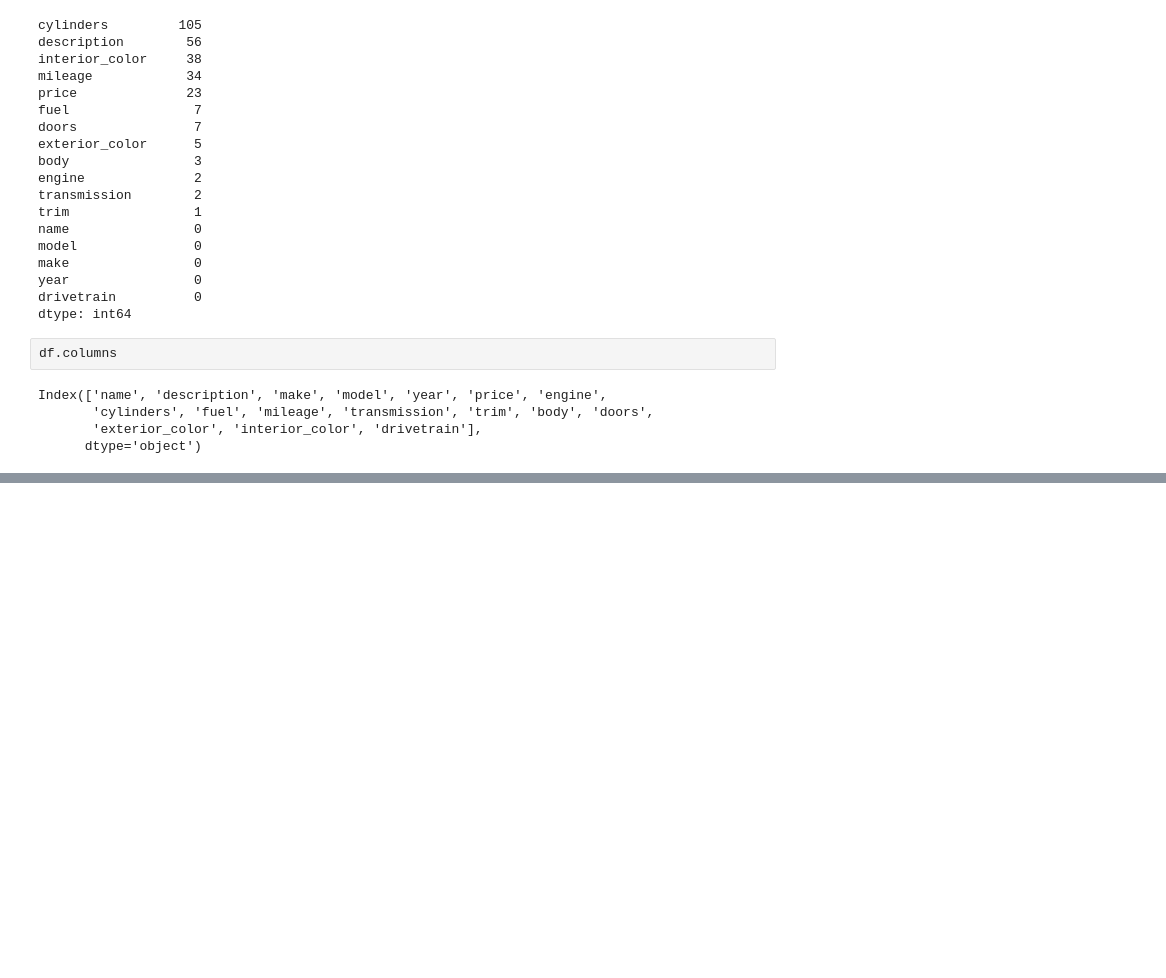
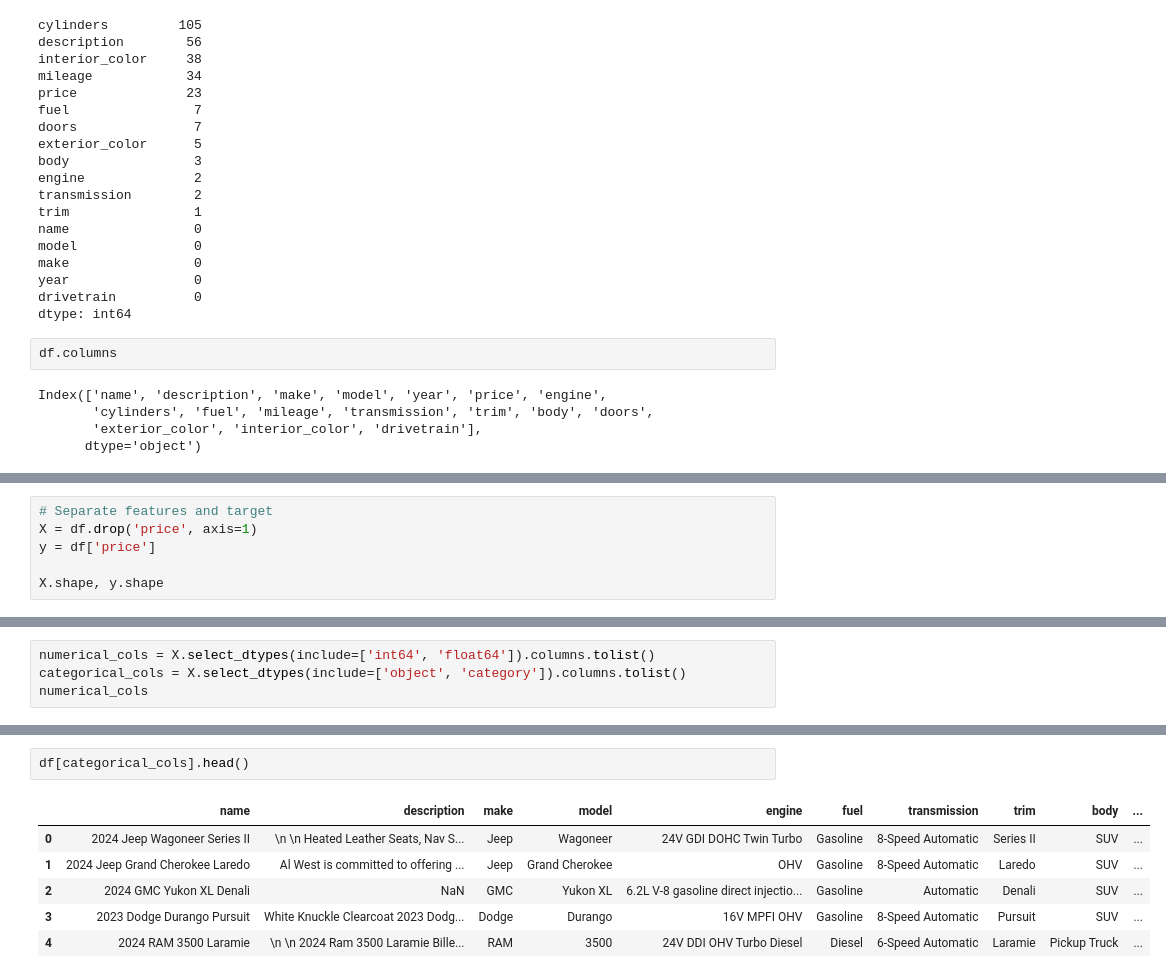
Before and after one commit to rshewatkar/ML_internship, a Jupyter notebook: Vehicle Price Prediction/Vehical_price.ipynb, the cells around one changed output, grey strips where cells are left out. Cells and saved outputs as stored; diff of their text form; blank space fills up the shorter version.

Commit message:
write code for preprocessing and pipeline for linear regression model

```diff
--- a/Vehicle Price Prediction/Vehical_price.ipynb
+++ b/Vehicle Price Prediction/Vehical_price.ipynb
@@ -80,0 +85,6 @@ Index(['name', 'description', 'make', 'model', 'year', 'price', 'engine',
+# %%
+# Separate features and target
+X = df.drop('price', axis=1)
+y = df['price']
+
+X.shape, y.shape
@@ -80,0 +107,4 @@ Index(['name', 'description', 'make', 'model', 'year', 'price', 'engine',
+# %%
+numerical_cols = X.select_dtypes(include=['int64', 'float64']).columns.tolist()
+categorical_cols = X.select_dtypes(include=['object', 'category']).columns.tolist()
+numerical_cols
@@ -80,0 +137,9 @@ Index(['name', 'description', 'make', 'model', 'year', 'price', 'engine',
+# %%
+df[categorical_cols].head()
+# %% [output]
+|  | name | description | make | model | engine | fuel | transmission | trim | body | ... |
+| 0 | 2024 Jeep Wagoneer Series II | \n \n Heated Leather Seats, Nav S... | Jeep | Wagoneer | 24V GDI DOHC Twin Turbo | Gasoline | 8-Speed Automatic | Series II | SUV | ... |
+| 1 | 2024 Jeep Grand Cherokee Laredo | Al West is committed to offering ... | Jeep | Grand Cherokee | OHV | Gasoline | 8-Speed Automatic | Laredo | SUV | ... |
+| 2 | 2024 GMC Yukon XL Denali | NaN | GMC | Yukon XL | 6.2L V-8 gasoline direct injectio... | Gasoline | Automatic | Denali | SUV | ... |
+| 3 | 2023 Dodge Durango Pursuit | White Knuckle Clearcoat 2023 Dodg... | Dodge | Durango | 16V MPFI OHV | Gasoline | 8-Speed Automatic | Pursuit | SUV | ... |
+| 4 | 2024 RAM 3500 Laramie | \n \n 2024 Ram 3500 Laramie Bille... | RAM | 3500 | 24V DDI OHV Turbo Diesel | Diesel | 6-Speed Automatic | Laramie | Pickup Truck | ... |
```
Also changed, not shown: parts of 18 cells of this notebook, 1 other file.
